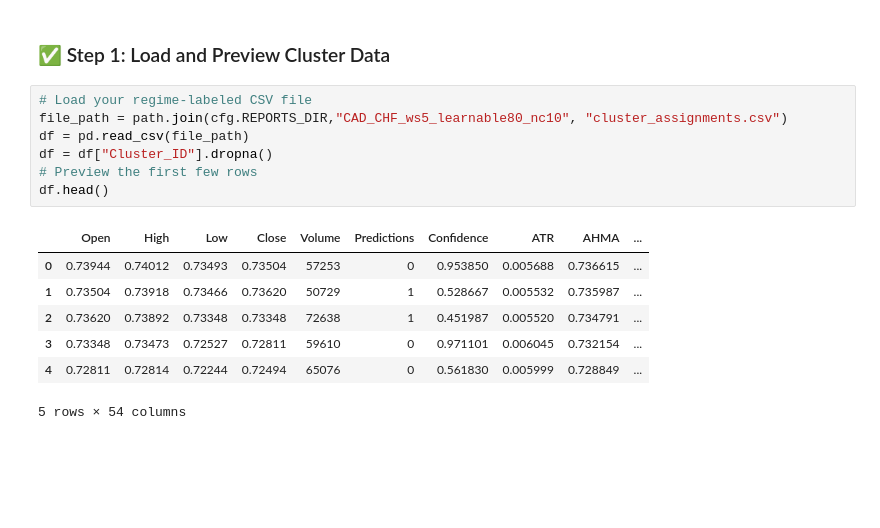
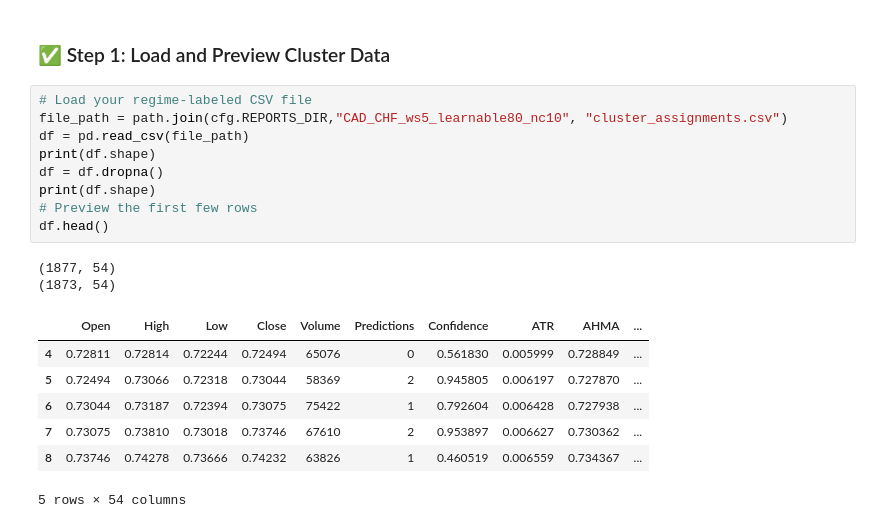
Before and after one commit to kjpou1/regimetry, a Jupyter notebook: notebook/notebooks/20_regime_transition_analysis.ipynb, the cells around one changed output. Drawn from its saved outputs; the diff is of its cells as text; blank space fills up the shorter version.

```diff
--- a/notebook/notebooks/20_regime_transition_analysis.ipynb
+++ b/notebook/notebooks/20_regime_transition_analysis.ipynb
@@ -46,15 +50,19 @@ REPORTS DATA: /Users/kenneth/Public/projects/python/ai/regimetry/artifacts/repor
 # %%
 # Load your regime-labeled CSV file
 file_path = path.join(cfg.REPORTS_DIR,"CAD_CHF_ws5_learnable80_nc10", "cluster_assignments.csv")
 df = pd.read_csv(file_path)
-df = df["Cluster_ID"].dropna()
+print(df.shape)
+df = df.dropna()
+print(df.shape)
 # Preview the first few rows
 df.head()
 # %% [output]
+(1877, 54)
+(1873, 54)
 |  | Open | High | Low | Close | Volume | Predictions | Confidence | ATR | AHMA | ... |
-| 0 | 0.73944 | 0.74012 | 0.73493 | 0.73504 | 57253 | 0 | 0.953850 | 0.005688 | 0.736615 | ... |
-| 1 | 0.73504 | 0.73918 | 0.73466 | 0.73620 | 50729 | 1 | 0.528667 | 0.005532 | 0.735987 | ... |
-| 2 | 0.73620 | 0.73892 | 0.73348 | 0.73348 | 72638 | 1 | 0.451987 | 0.005520 | 0.734791 | ... |
-| 3 | 0.73348 | 0.73473 | 0.72527 | 0.72811 | 59610 | 0 | 0.971101 | 0.006045 | 0.732154 | ... |
 | 4 | 0.72811 | 0.72814 | 0.72244 | 0.72494 | 65076 | 0 | 0.561830 | 0.005999 | 0.728849 | ... |
+| 5 | 0.72494 | 0.73066 | 0.72318 | 0.73044 | 58369 | 2 | 0.945805 | 0.006197 | 0.727870 | ... |
+| 6 | 0.73044 | 0.73187 | 0.72394 | 0.73075 | 75422 | 1 | 0.792604 | 0.006428 | 0.727938 | ... |
+| 7 | 0.73075 | 0.73810 | 0.73018 | 0.73746 | 67610 | 2 | 0.953897 | 0.006627 | 0.730362 | ... |
+| 8 | 0.73746 | 0.74278 | 0.73666 | 0.74232 | 63826 | 1 | 0.460519 | 0.006559 | 0.734367 | ... |
-5 rows × 54 columns
+5 rows × 54 columns
```
Also changed, not shown: parts of 15 cells of this notebook.
